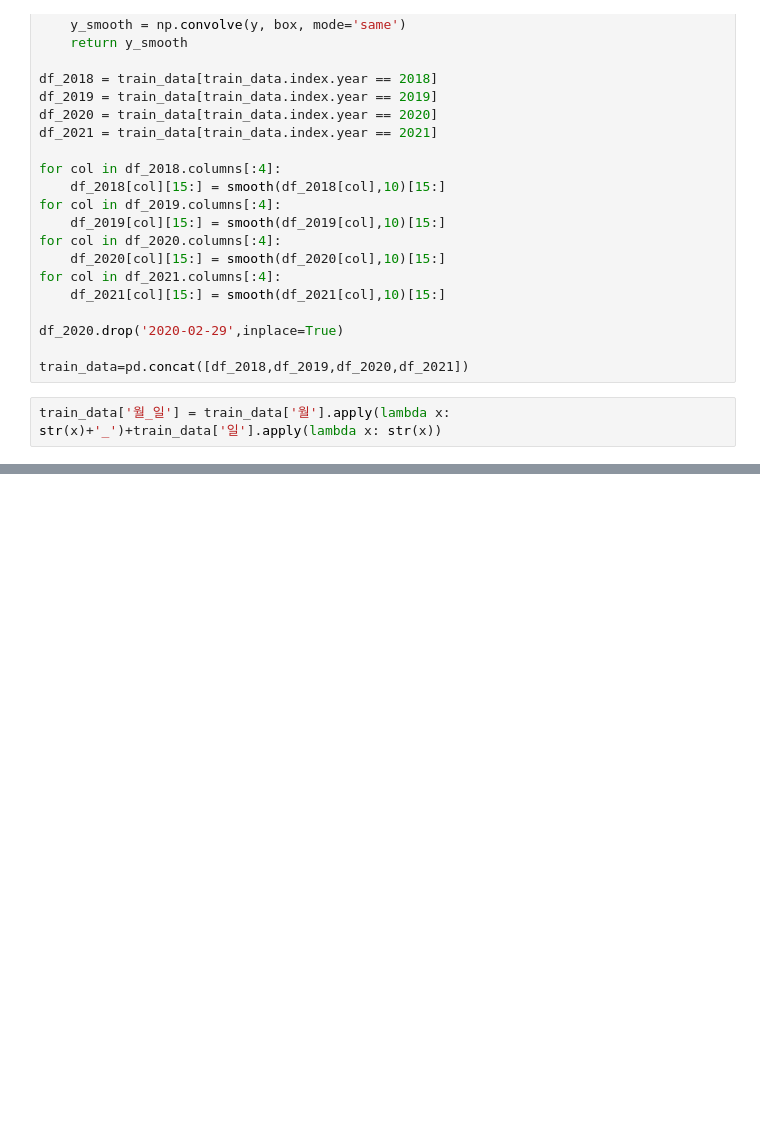
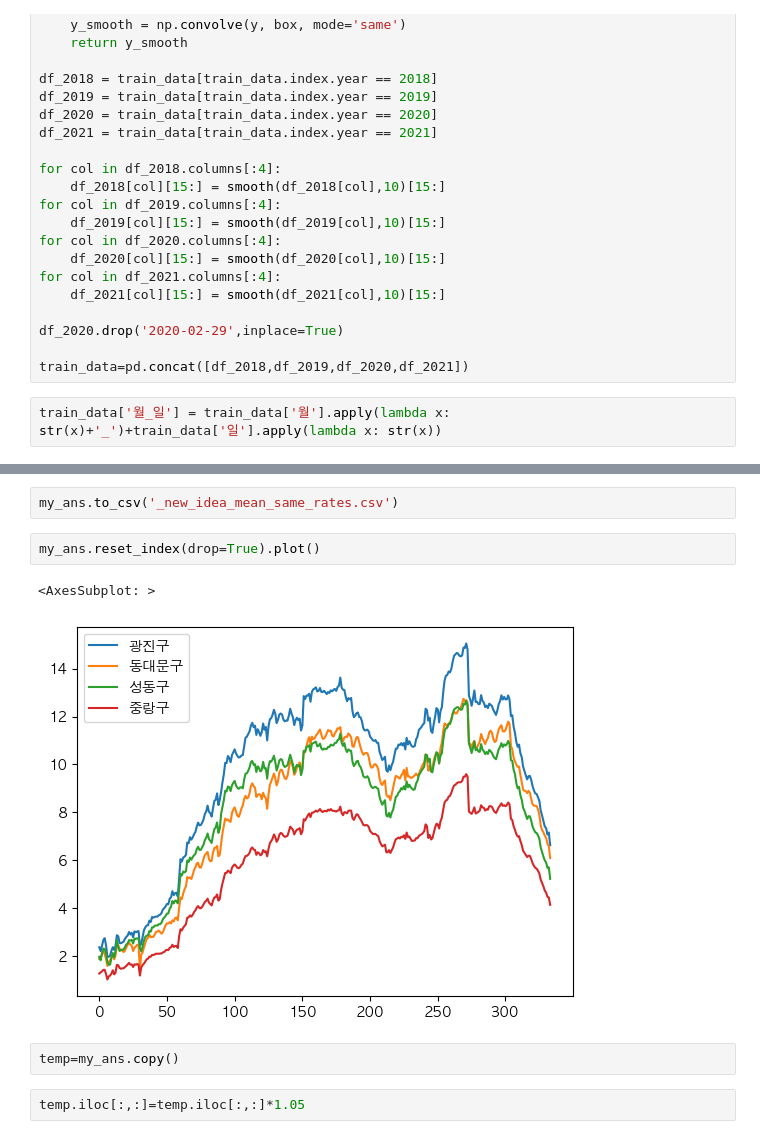
Before and after one commit to portion-jack/Competition_UOS_bycicle_prediction, a Jupyter notebook: _new_idea/_pipe_line.ipynb, the cells around one changed output, grey strips where cells are left out. Drawn from its saved outputs; the diff is of its cells as text; blank space fills up the shorter version.

```diff
--- a/_new_idea/_pipe_line.ipynb
+++ b/_new_idea/_pipe_line.ipynb
@@ -185,0 +308,11 @@ diff_df=pd.concat(diff_df,axis=1)
+# %%
+my_ans.to_csv('_new_idea_mean_same_rates.csv')
+# %%
+my_ans.reset_index(drop=True).plot()
+# %% [output]
+<AxesSubplot: >
+[figure, added]
+# %%
+temp=my_ans.copy()
+# %%
+temp.iloc[:,:]=temp.iloc[:,:]*1.05
```
Also changed, not shown: parts of 29 cells of this notebook, 6 other files.
